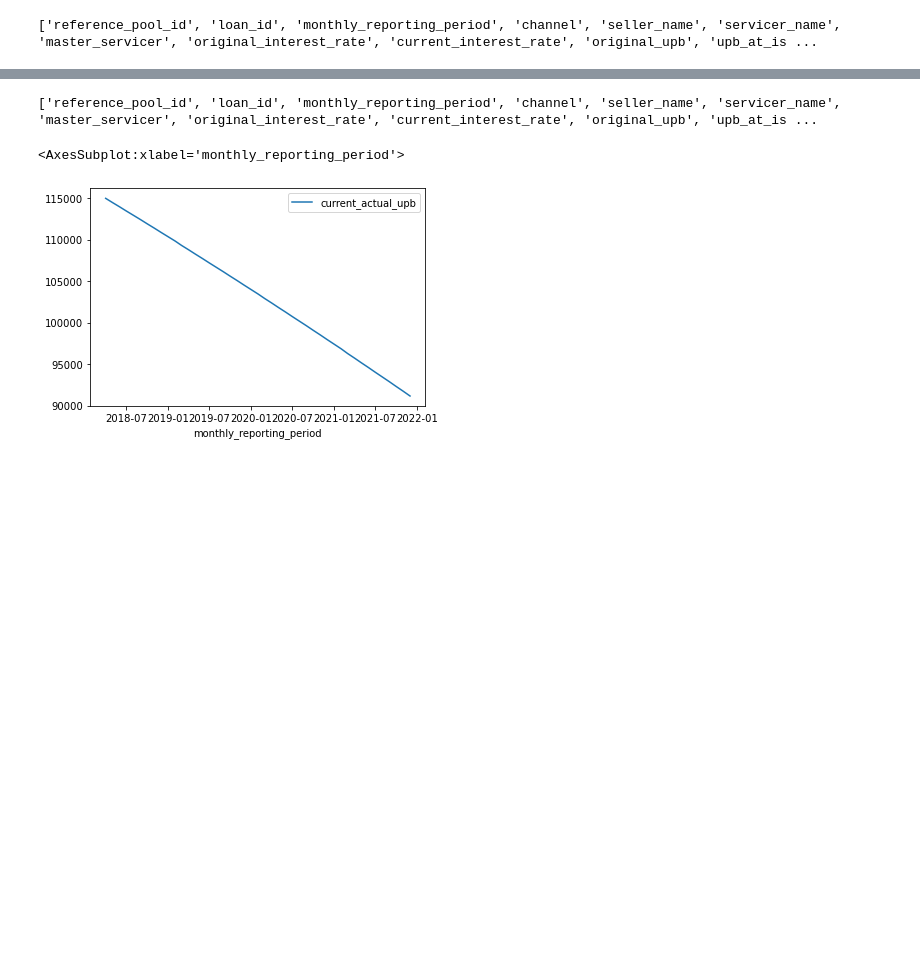
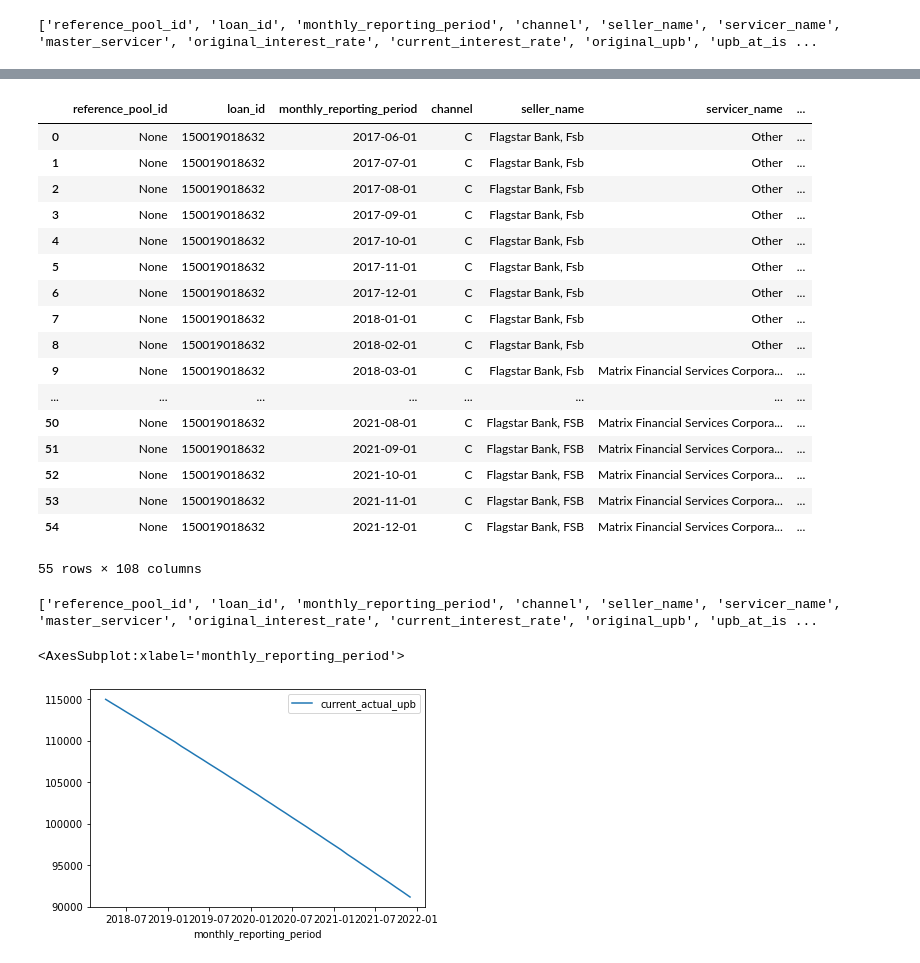
Before and after one commit to VanBuren77/Leela, a Jupyter notebook: leela/research/test.ipynb, the cells around one changed output, grey strips where cells are left out. Saved outputs shown, nothing was run; the diff lists cells and outputs as text; code cells hidden in the pictures; blank space fills up the shorter version.

```diff
--- a/leela/research/test.ipynb
+++ b/leela/research/test.ipynb
@@ -71,3 +59,25 @@ You are connected to -  ('PostgreSQL 14.2, compiled by Visual C++ build 1914, 64
+# %%
+smm_cols = ["original_upb", "upb_at_issuance"]
+temp
+# %% [output]
+|  | reference_pool_id | loan_id | monthly_reporting_period | channel | seller_name | servicer_name | ... |
+| 0 | None | 150019018632 | 2017-06-01 | C | Flagstar Bank, Fsb | Other | ... |
+| 1 | None | 150019018632 | 2017-07-01 | C | Flagstar Bank, Fsb | Other | ... |
+| 2 | None | 150019018632 | 2017-08-01 | C | Flagstar Bank, Fsb | Other | ... |
+| 3 | None | 150019018632 | 2017-09-01 | C | Flagstar Bank, Fsb | Other | ... |
+| 4 | None | 150019018632 | 2017-10-01 | C | Flagstar Bank, Fsb | Other | ... |
+| 5 | None | 150019018632 | 2017-11-01 | C | Flagstar Bank, Fsb | Other | ... |
+| 6 | None | 150019018632 | 2017-12-01 | C | Flagstar Bank, Fsb | Other | ... |
+| 7 | None | 150019018632 | 2018-01-01 | C | Flagstar Bank, Fsb | Other | ... |
+| 8 | None | 150019018632 | 2018-02-01 | C | Flagstar Bank, Fsb | Other | ... |
+| 9 | None | 150019018632 | 2018-03-01 | C | Flagstar Bank, Fsb | Matrix Financial Services Corpora... | ... |
+| ... | ... | ... | ... | ... | ... | ... | ... |
+| 50 | None | 150019018632 | 2021-08-01 | C | Flagstar Bank, FSB | Matrix Financial Services Corpora... | ... |
+| 51 | None | 150019018632 | 2021-09-01 | C | Flagstar Bank, FSB | Matrix Financial Services Corpora... | ... |
+| 52 | None | 150019018632 | 2021-10-01 | C | Flagstar Bank, FSB | Matrix Financial Services Corpora... | ... |
+| 53 | None | 150019018632 | 2021-11-01 | C | Flagstar Bank, FSB | Matrix Financial Services Corpora... | ... |
+| 54 | None | 150019018632 | 2021-12-01 | C | Flagstar Bank, FSB | Matrix Financial Services Corpora... | ... |
+55 rows × 108 columns
 # %%
 print(list(temp.columns))
 temp.set_index("monthly_reporting_period")[["current_actual_upb",
```
Also changed, not shown: parts of 5 cells of this notebook, 8 other files.
